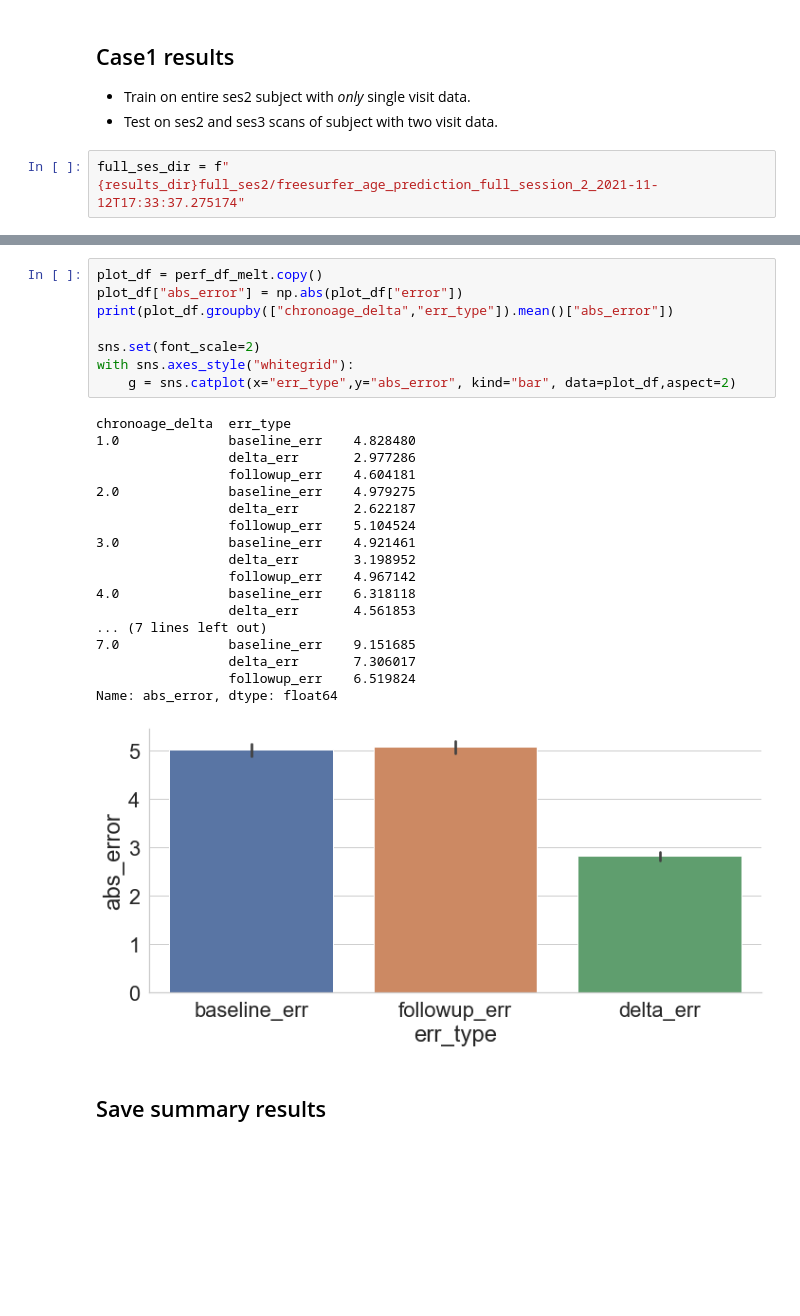
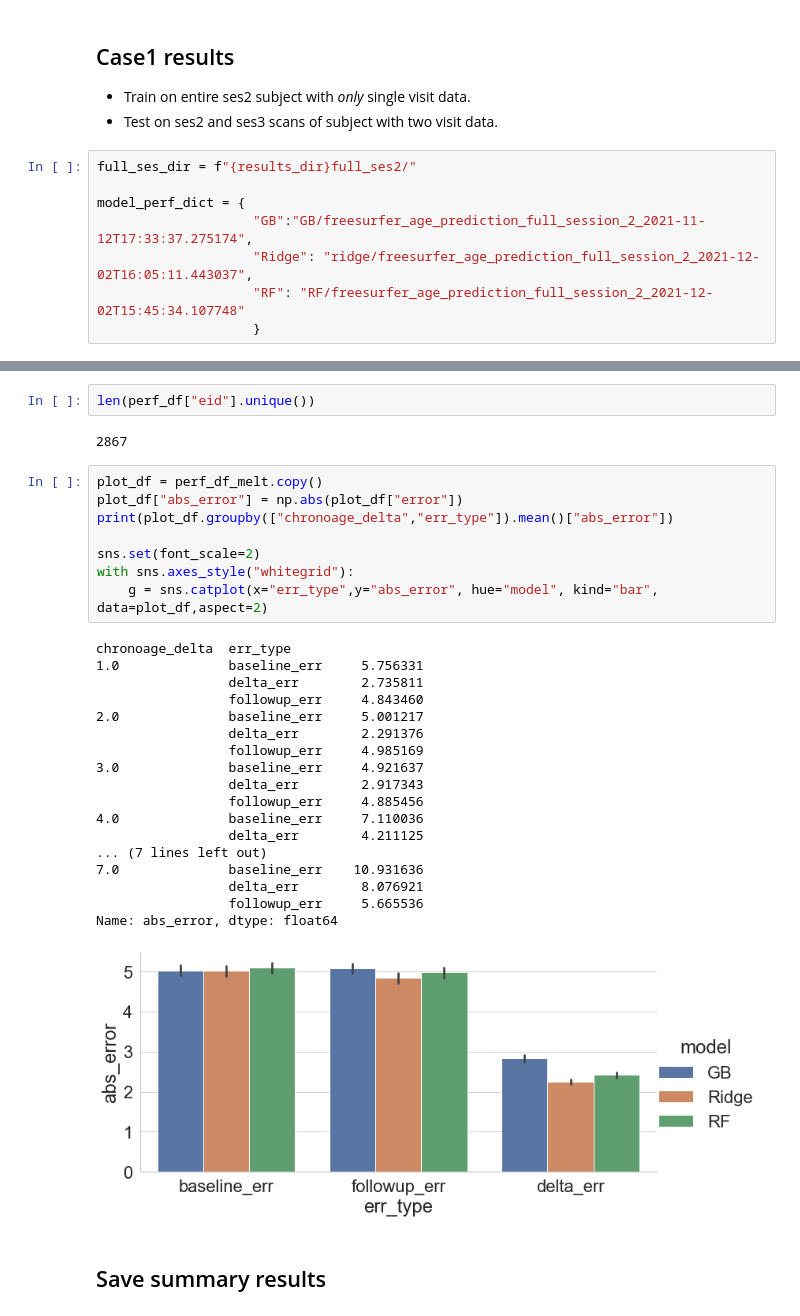
Before and after one commit to nikhil153/brain-diff, a Jupyter notebook: notebooks/3a_baseline_models_single_visit.ipynb, the cells around one changed output, grey strips where cells are left out. Drawn from its saved outputs; the diff is of its cells as text; blank space fills up the shorter version.

```diff
--- a/notebooks/3a_baseline_models_single_visit.ipynb
+++ b/notebooks/3a_baseline_models_single_visit.ipynb
@@ -17,5 +17,11 @@ summary_results_dir = "/home/nikhil/projects/brain_changes/brain-diff/results/su
 - Train on entire ses2 subject with *only* single visit data.
 - Test on ses2 and ses3 scans of subject with two visit data.
 # %%
-full_ses_dir = f"{results_dir}full_ses2/freesurfer_age_prediction_full_session_2_2021-11-12T17:33:37.275174"
+full_ses_dir = f"{results_dir}full_ses2/"
+
+model_perf_dict = {
+                    "GB":"GB/freesurfer_age_prediction_full_session_2_2021-11-12T17:33:37.275174",
+                    "Ridge": "ridge/freesurfer_age_prediction_full_session_2_2021-12-02T16:05:11.443037",
+                    "RF": "RF/freesurfer_age_prediction_full_session_2_2021-12-02T15:45:34.107748"
+                    }
 # %%
@@ -52,30 +67,34 @@ n BBs: 1328 (41.487%)
+# %%
+len(perf_df["eid"].unique())
+# %% [output]
+2867
 # %%
 plot_df = perf_df_melt.copy()
 plot_df["abs_error"] = np.abs(plot_df["error"])
 print(plot_df.groupby(["chronoage_delta","err_type"]).mean()["abs_error"])
 
 sns.set(font_scale=2)
 with sns.axes_style("whitegrid"):
-    g = sns.catplot(x="err_type",y="abs_error", kind="bar", data=plot_df,aspect=2)
+    g = sns.catplot(x="err_type",y="abs_error", hue="model", kind="bar", data=plot_df,aspect=2)
 # %% [output]
 chronoage_delta  err_type
-1.0              baseline_err    4.828480
-                 delta_err       2.977286
-                 followup_err    4.604181
-2.0              baseline_err    4.979275
-                 delta_err       2.622187
-                 followup_err    5.104524
-3.0              baseline_err    4.921461
-                 delta_err       3.198952
-                 followup_err    4.967142
-4.0              baseline_err    6.318118
-                 delta_err       4.561853
+1.0              baseline_err     5.756331
+                 delta_err        2.735811
+                 followup_err     4.843460
+2.0              baseline_err     5.001217
+                 delta_err        2.291376
+                 followup_err     4.985169
+3.0              baseline_err     4.921637
+                 delta_err        2.917343
+                 followup_err     4.885456
+4.0              baseline_err     7.110036
+                 delta_err        4.211125
 ... (7 lines left out)
-7.0              baseline_err    9.151685
-                 delta_err       7.306017
-                 followup_err    6.519824
+7.0              baseline_err    10.931636
+                 delta_err        8.076921
+                 followup_err     5.665536
 Name: abs_error, dtype: float64
-[figure, old version]
+[figure, new version]
 # %% [markdown]
 ## Save summary results
 # %%
```
Also changed, not shown: parts of 6 cells of this notebook, 5 other files.
